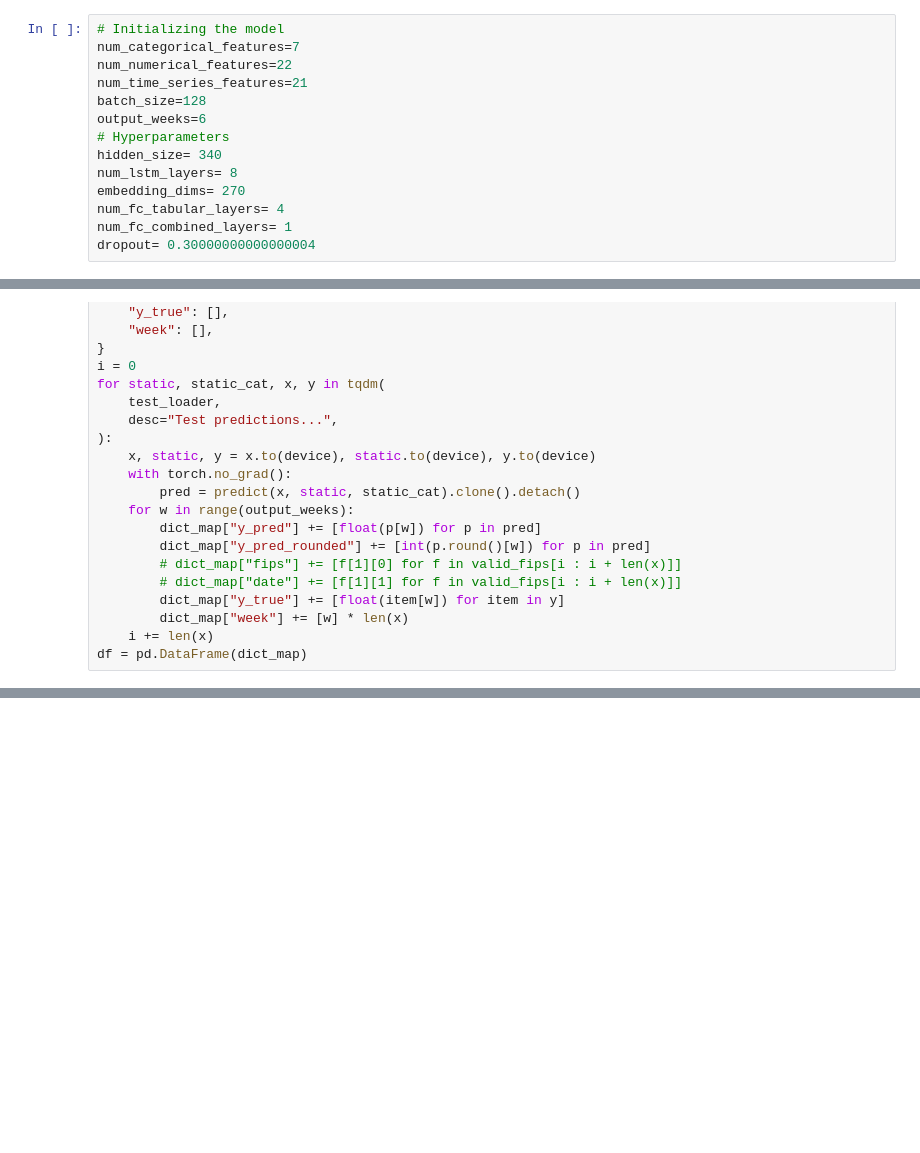
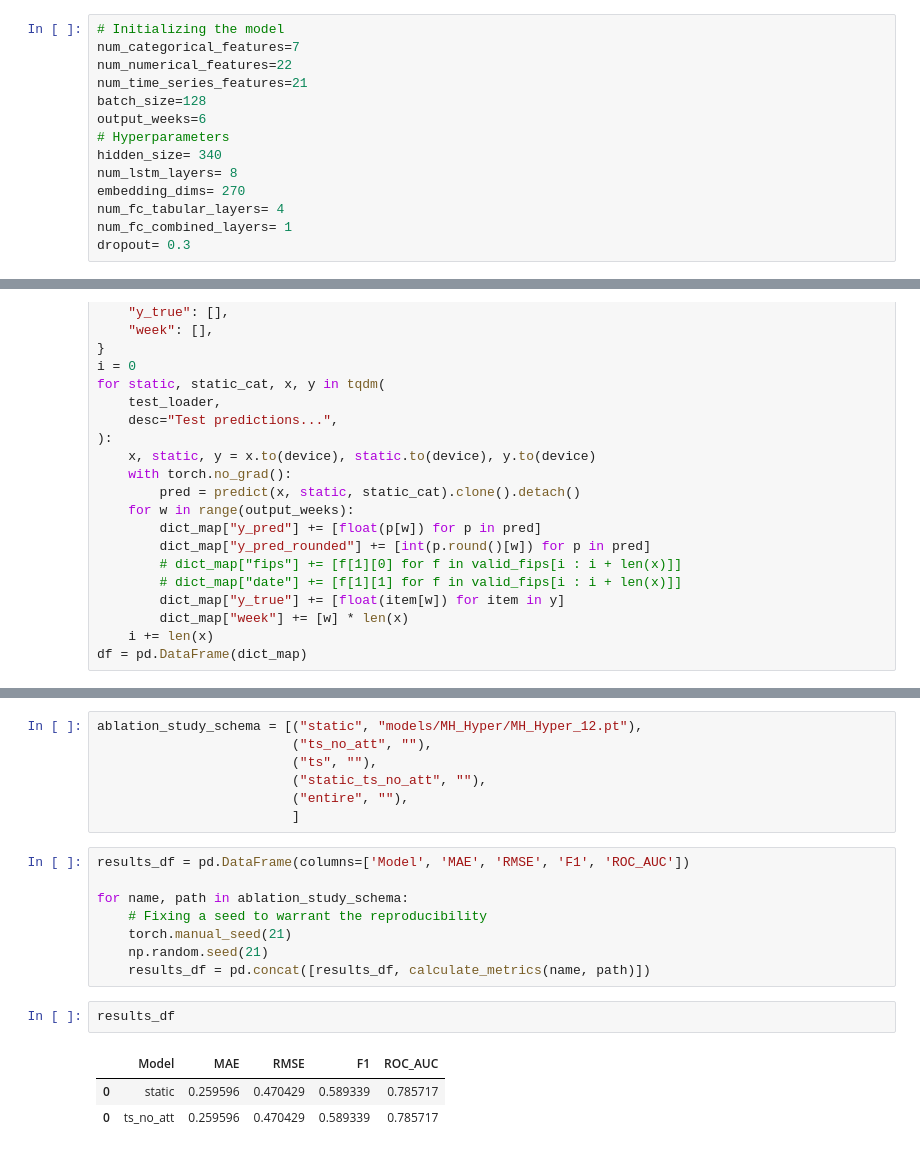
Before and after one commit to JulAgu/drought_pred_hybrid, a Jupyter notebook: notebooks/04-Evaluating_best_MH_Hyper.ipynb, the cells around one changed output, grey strips where cells are left out. Saved outputs shown, nothing was run; the diff lists cells and outputs as text; blank space fills up the shorter version.

Commit message:
Changes in the Hyper_experience and Add the 04 script

```diff
--- a/notebooks/04-Evaluating_best_MH_Hyper.ipynb
+++ b/notebooks/04-Evaluating_best_MH_Hyper.ipynb
@@ -44,7 +44,7 @@ num_lstm_layers= 8
 embedding_dims= 270
 num_fc_tabular_layers= 4
 num_fc_combined_layers= 1
-dropout= 0.30000000000000004
+dropout= 0.3
 # %%
 # Importing the list of unique categories for the categorical features
 with open(f"data/processed_dataFrames/list_cat.pickle", "rb") as f:
@@ -172,0 +256,21 @@ Week 6 MAE 0.369 F1 0.476
+# %%
+ablation_study_schema = [("static", "models/MH_Hyper/MH_Hyper_12.pt"),
+                         ("ts_no_att", ""),
+                         ("ts", ""),
+                         ("static_ts_no_att", ""),
+                         ("entire", ""),
+                         ]
+# %%
+results_df = pd.DataFrame(columns=['Model', 'MAE', 'RMSE', 'F1', 'ROC_AUC'])
+
+for name, path in ablation_study_schema:
+    # Fixing a seed to warrant the reproducibility
+    torch.manual_seed(21)
+    np.random.seed(21)
+    results_df = pd.concat([results_df, calculate_metrics(name, path)])
+# %%
+results_df
+# %% [output]
+|  | Model | MAE | RMSE | F1 | ROC_AUC |
+| 0 | static | 0.259596 | 0.470429 | 0.589339 | 0.785717 |
+| 0 | ts_no_att | 0.259596 | 0.470429 | 0.589339 | 0.785717 |
```
Also changed, not shown: parts of 6 cells of this notebook, 4 other files.
